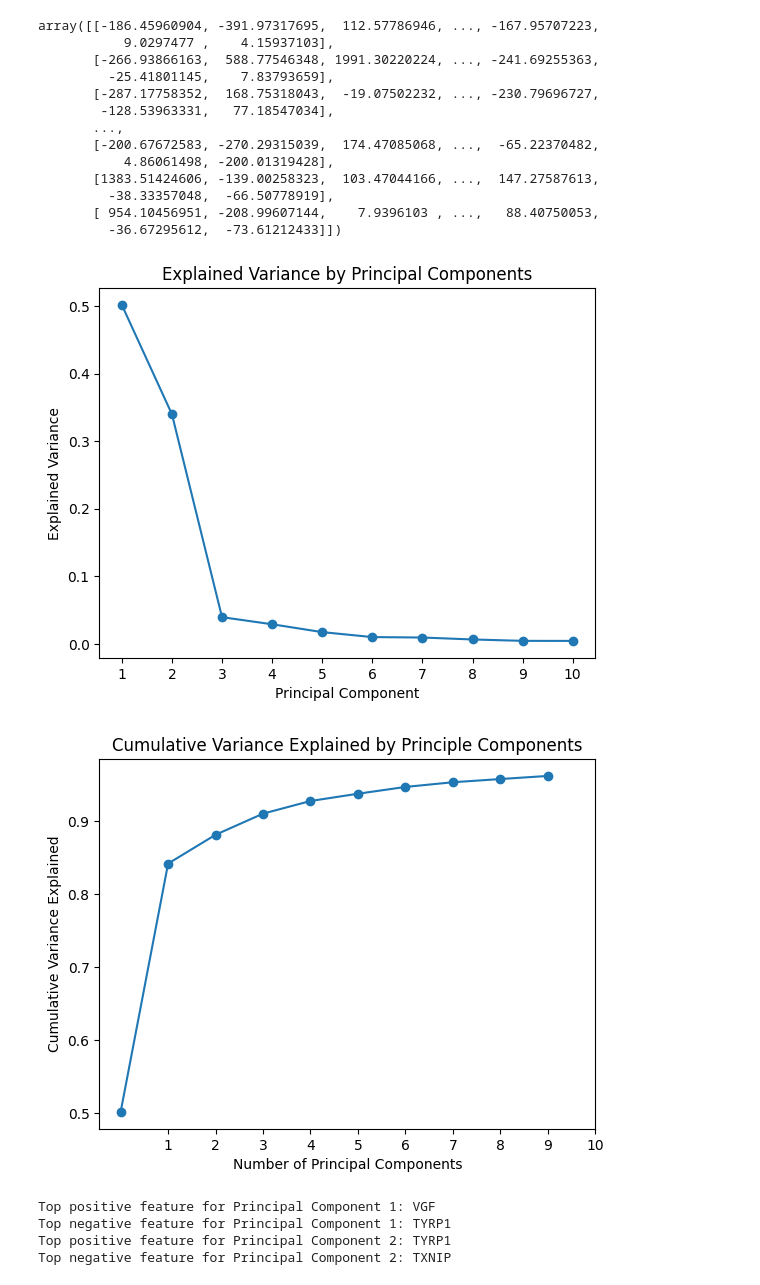
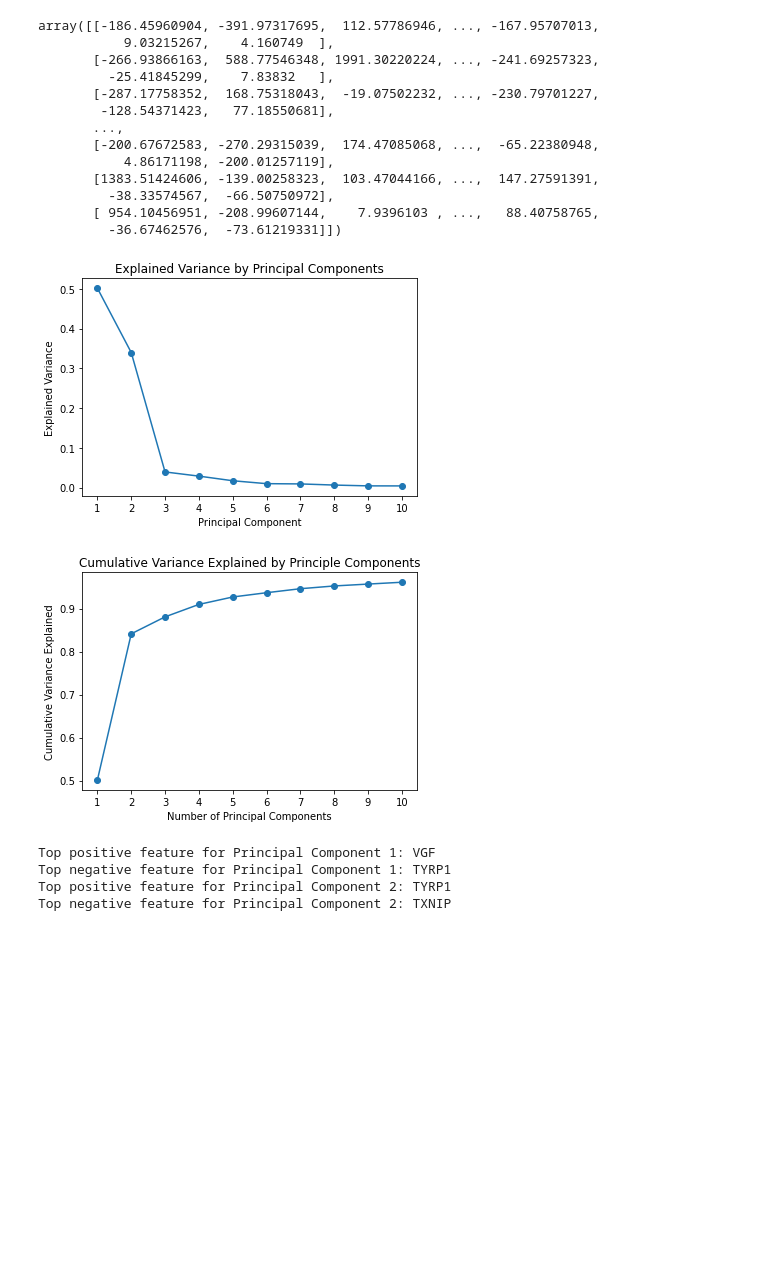
Before and after one commit to evzhng/LMP1210_2024, a Jupyter notebook: scripts/GSE910_PCA_top_100.ipynb, the cells around one changed output. Saved outputs shown, nothing was run; the diff lists cells and outputs as text; code cells hidden in the pictures; blank space fills up the shorter version.

```diff
--- a/scripts/GSE910_PCA_top_100.ipynb
+++ b/scripts/GSE910_PCA_top_100.ipynb
@@ -12,47 +12,47 @@ from sklearn.metrics import accuracy_score
 from sklearn.pipeline import Pipeline
 # %%
 # load normalized data and true labels
-scaled_data = pd.read_csv('/GSE910_SMOTE_scaled_top100.csv', index_col=0)
-labels = pd.read_csv('/GSE910_SMOTE_labels_top100.csv',index_col=0)
+scaled_data = pd.read_csv('../data/GSE910_SMOTE_scaled_top100.csv', index_col=0)
+labels = pd.read_csv('../data/GSE910_SMOTE_labels_top100.csv',index_col=0)
 # %%
 # fit PCA to data
 pca = PCA(n_components=10)
 pca.fit_transform(scaled_data)
 # %% [output]
-array([[-186.45960904, -391.97317695,  112.57786946, ..., -167.95707223,
-           9.0297477 ,    4.15937103],
-       [-266.93866163,  588.77546348, 1991.30220224, ..., -241.69255363,
-         -25.41801145,    7.83793659],
-       [-287.17758352,  168.75318043,  -19.07502232, ..., -230.79696727,
-        -128.53963331,   77.18547034],
+array([[-186.45960904, -391.97317695,  112.57786946, ..., -167.95707013,
+           9.03215267,    4.160749  ],
+       [-266.93866163,  588.77546348, 1991.30220224, ..., -241.69257323,
+         -25.41845299,    7.83832   ],
+       [-287.17758352,  168.75318043,  -19.07502232, ..., -230.79701227,
+        -128.54371423,   77.18550681],
        ...,
-       [-200.67672583, -270.29315039,  174.47085068, ...,  -65.22370482,
-           4.86061498, -200.01319428],
-       [1383.51424606, -139.00258323,  103.47044166, ...,  147.27587613,
-         -38.33357048,  -66.50778919],
-       [ 954.10456951, -208.99607144,    7.9396103 , ...,   88.40750053,
-         -36.67295612,  -73.61212433]])
+       [-200.67672583, -270.29315039,  174.47085068, ...,  -65.22380948,
+           4.86171198, -200.01257119],
+       [1383.51424606, -139.00258323,  103.47044166, ...,  147.27591391,
+         -38.33574567,  -66.50750972],
+       [ 954.10456951, -208.99607144,    7.9396103 , ...,   88.40758765,
+         -36.67462576,  -73.61219331]])
 # %%
 # use elbow method on variance explained to select optimal number of principal components
 explained_variance = pca.explained_variance_ratio_
 
 # plot explained variance against principal component
 plt.plot(range(1, len(explained_variance) + 1), pca.explained_variance_ratio_, marker='o')
 plt.xlabel('Principal Component')
 plt.xticks(np.arange(1, len(pca.explained_variance_ratio_) + 1, 1))
 plt.ylabel('Explained Variance')
 plt.title('Explained Variance by Principal Components')
 plt.show()
 
 # also check cumulative variance explained
-plt.plot(np.cumsum(pca.explained_variance_ratio_), marker='o')
+plt.plot(range(1, len(explained_variance) + 1), np.cumsum(pca.explained_variance_ratio_), marker='o')
 plt.title('Cumulative Variance Explained by Principle Components')
 plt.xlabel('Number of Principal Components')
 plt.xticks(np.arange(1, len(pca.explained_variance_ratio_) + 1, 1))
 plt.ylabel('Cumulative Variance Explained') ;
 # %% [output]
-[figure, old version]
+[figure, new version]
-[figure, old version]
+[figure, new version]
 # %%
 # optimal pcs
 pca2 = PCA(n_components=2)
```
Also changed, not shown: parts of 3 cells of this notebook, 9 other files.
